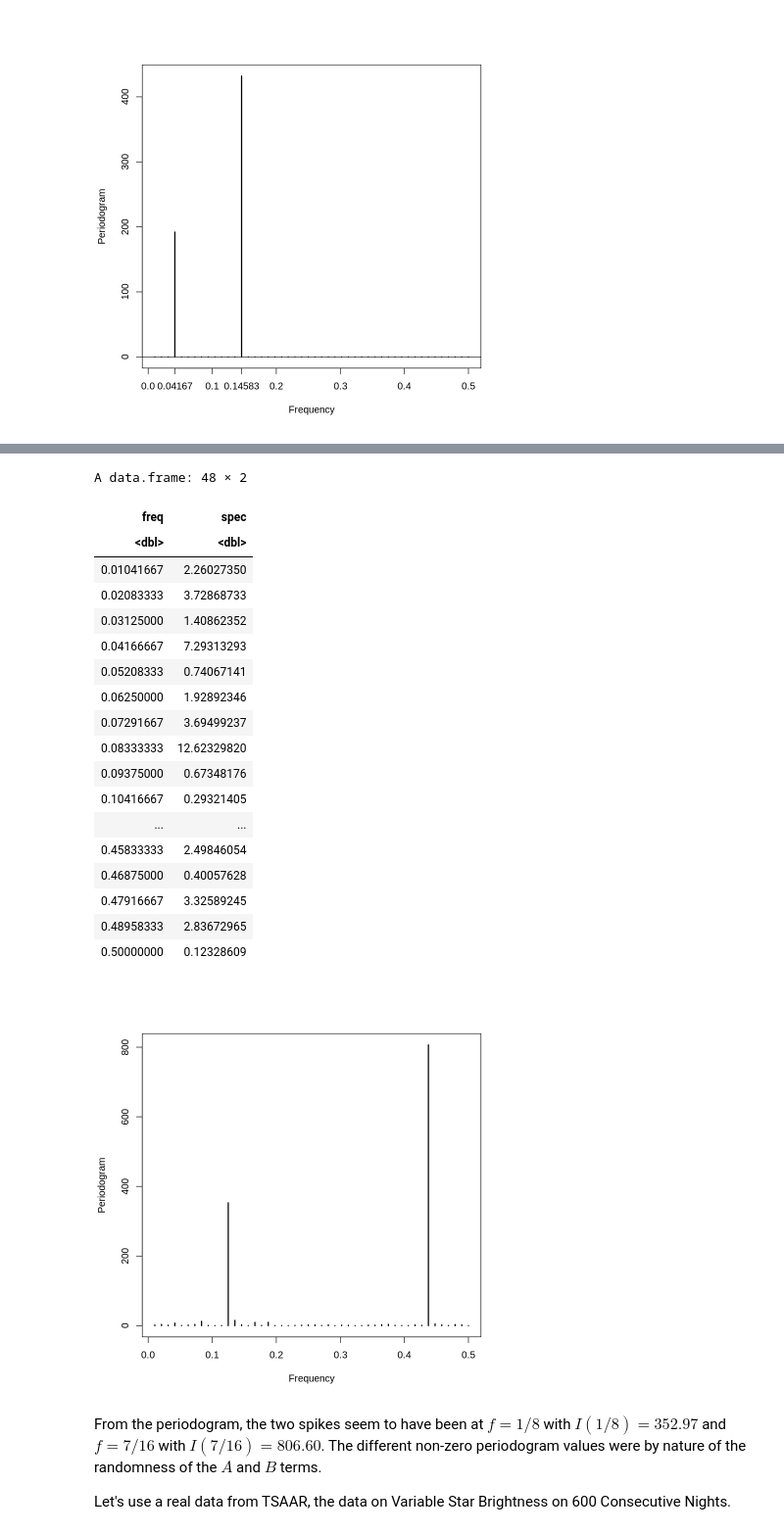
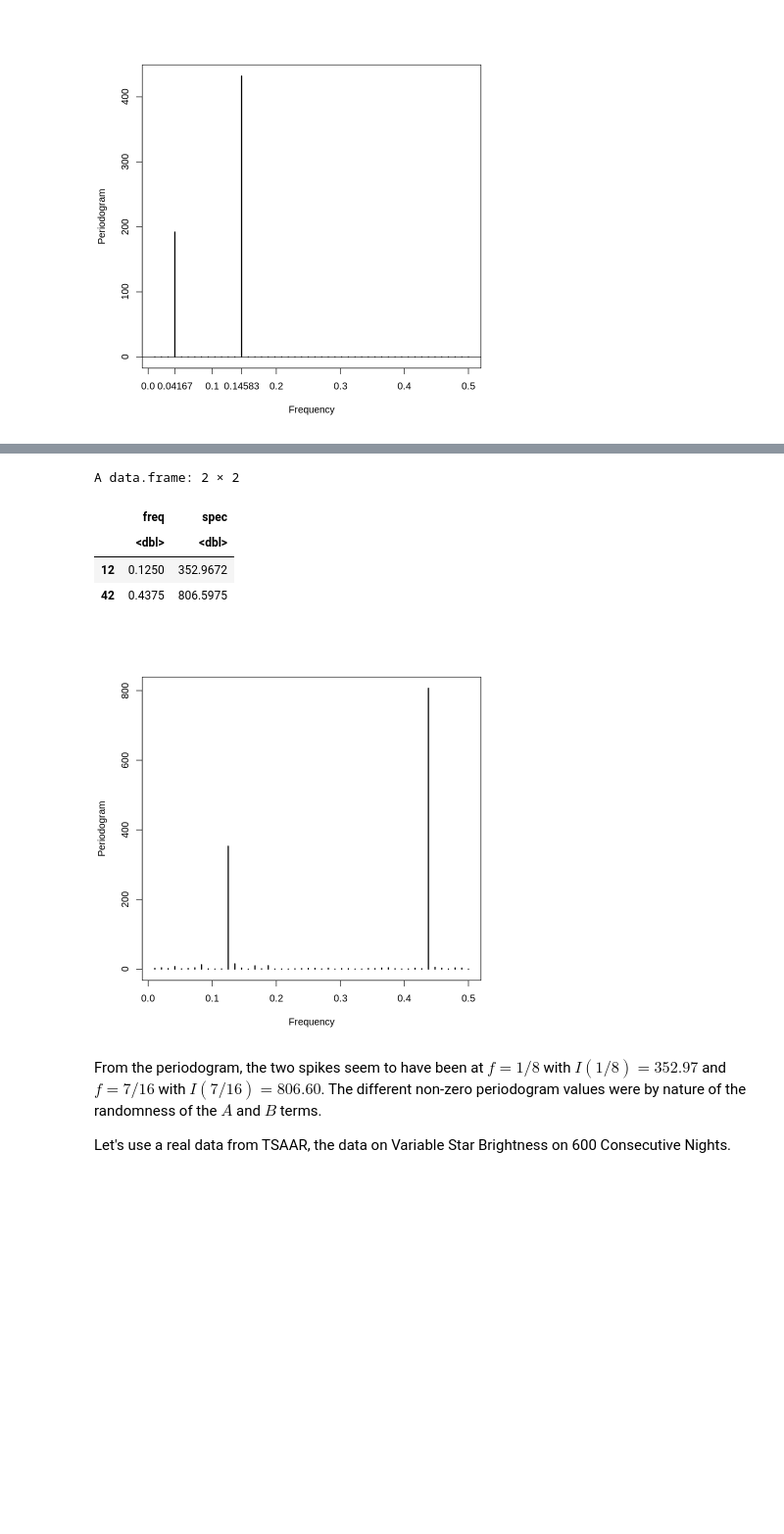
Before and after one commit to pacayton/Stat_268_Advanced_Time_Series_Analysis, a Jupyter notebook: Stat_268_Week_3_4_Freq_Domain_Spectral_Analysis.ipynb, the cells around one changed output, grey strips where cells are left out. Shown at 98% size. Drawn from its saved outputs; the diff is of its cells as text; code cells hidden in the pictures; blank space fills up the shorter version.

```diff
--- a/Stat_268_Week_3_4_Freq_Domain_Spectral_Analysis.ipynb
+++ b/Stat_268_Week_3_4_Freq_Domain_Spectral_Analysis.ipynb
@@ -299,54 +346,42 @@ set.seed(134)
 
 ## randomized frequency selected
 integer <- sample(48,2)
 freq1 <- integer[1]/96
 freq2 <- integer[2]/96
 
 ## Randomly selecting coefficients
 A1 <- rnorm(1,0,2)
 B1 <- rnorm(1,0,2)
 A2 <- rnorm(1,0,3)
 B2 <- rnorm(1,0,3)
 
 ## Angle*time
 w <- 2*pi*t
 
 ## Y Series generated
 y <- A1*cos(w*freq1)+B1*sin(w*freq1)+A2*cos(w*freq2)+ B2*sin(w*freq2)+rnorm(96,0,1)
 
 ## Plot the data
 plot(t,y,type='o',ylab=expression(y[t]))
 
 ## Periodogram
 
 periodogram(y)
 abline(h=0)
 
-## Display Data Frame
+## Data Frame
 
-data.frame(freq = periodogram(y)$freq, spec = periodogram(y)$spec)
+dat1 <- data.frame(freq = periodogram(y)$freq, spec = periodogram(y)$spec)
+
+dat1[which(dat1$spec > 200),]
 # %% [output]
 [figure]
 [figure]
-A data.frame: 48 × 2
+A data.frame: 2 × 2
-| freq | spec |
-| <dbl> | <dbl> |
-| 0.01041667 | 2.26027350 |
-| 0.02083333 | 3.72868733 |
-| 0.03125000 | 1.40862352 |
-| 0.04166667 | 7.29313293 |
-| 0.05208333 | 0.74067141 |
-| 0.06250000 | 1.92892346 |
-| 0.07291667 | 3.69499237 |
-| 0.08333333 | 12.62329820 |
-| 0.09375000 | 0.67348176 |
-| 0.10416667 | 0.29321405 |
-| ... | ... |
-| 0.45833333 | 2.49846054 |
-| 0.46875000 | 0.40057628 |
-| 0.47916667 | 3.32589245 |
-| 0.48958333 | 2.83672965 |
-| 0.50000000 | 0.12328609 |
+|  | freq | spec |
+|  | <dbl> | <dbl> |
+| 12 | 0.1250 | 352.9672 |
+| 42 | 0.4375 | 806.5975 |
 [figure]
 # %% [markdown]
 From the periodogram, the two spikes seem to have been at $f = 1/8$ with $I(1/8) = 352.97 $ and $f= 7/16$ with $I(7/16) = 806.60 $. The different non-zero periodogram values were by nature of the randomness of the $A$ and $B$ terms.
```
Also changed, not shown: parts of 8 cells of this notebook.
